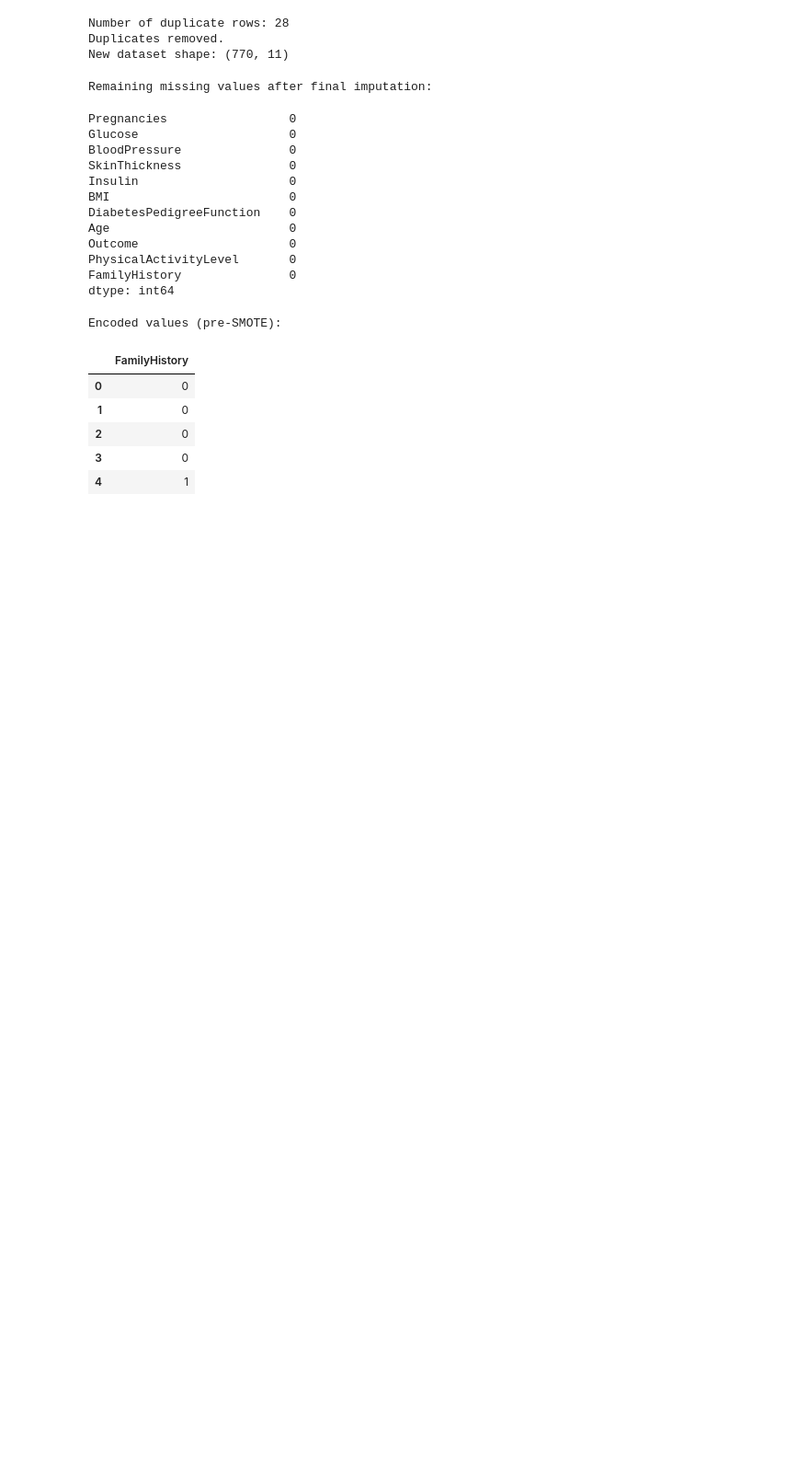
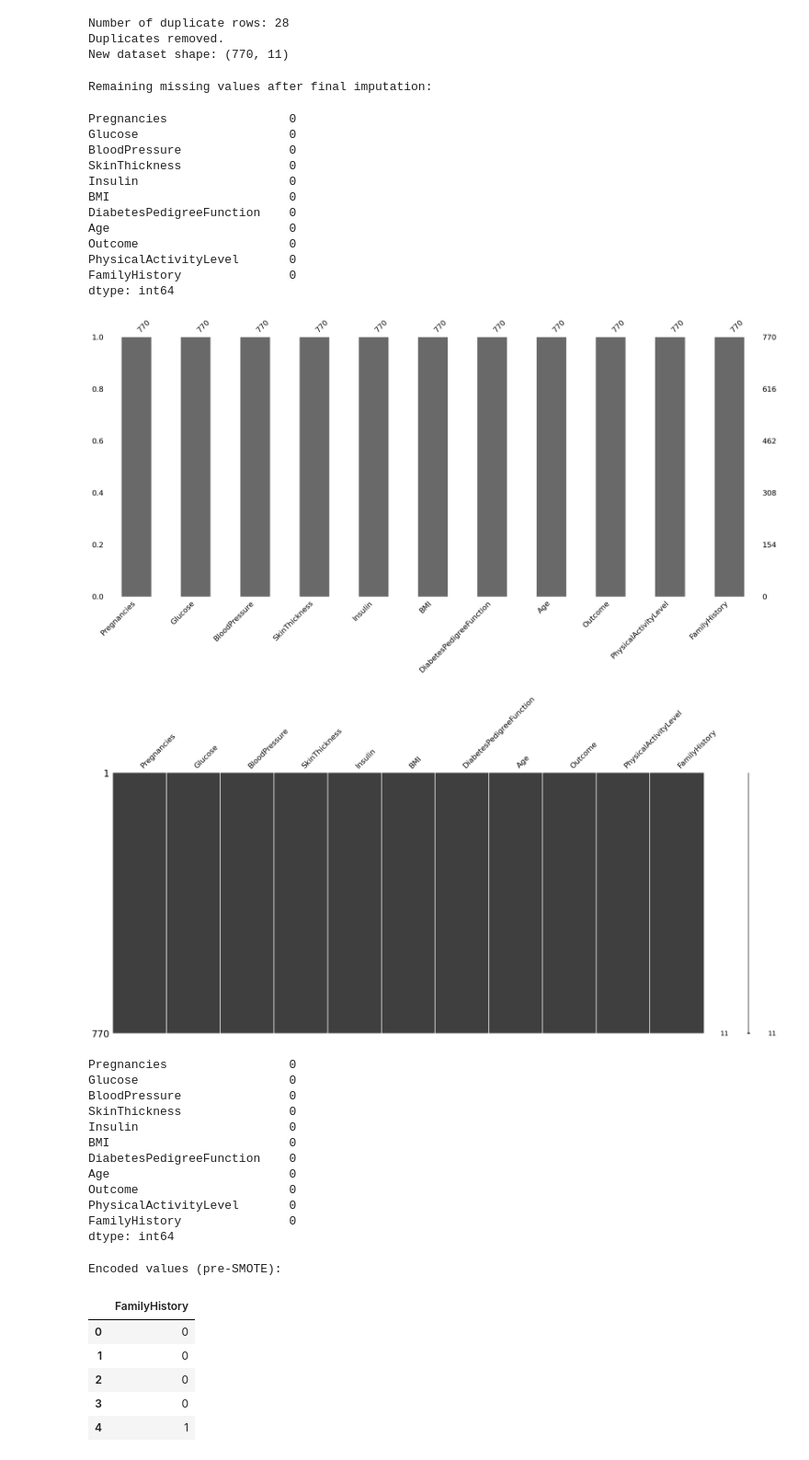
Before and after one commit to naveedakram83/diabetes-ml-2025, a Jupyter notebook: notebooks/diabetes_project_v5.ipynb, the cells around one changed output. Shown at 92% size. Saved outputs shown, nothing was run; the diff lists cells and outputs as text; code cells hidden in the pictures; blank space fills up the shorter version.

```diff
--- a/notebooks/diabetes_project_v5.ipynb
+++ b/notebooks/diabetes_project_v5.ipynb
@@ -602,6 +602,36 @@ Outcome                     0
 PhysicalActivityLevel       0
 FamilyHistory               0
 dtype: int64
+# %%
+
+# 2F | Missing-data visualization
+# convert obvious 0s to NaN for medical features that can't be zero
+cols_with_zeros = ['Glucose','BloodPressure','SkinThickness','Insulin','BMI']
+df[cols_with_zeros] = df[cols_with_zeros].replace(0, np.nan)
+
+# visualize missingness
+msno.bar(df)
+plt.show()
+
+msno.matrix(df)
+plt.show()
+
+df.isna().sum().sort_values(ascending=False)
+# %% [output]
+[figure, added]
+[figure, added]
+Pregnancies                 0
+Glucose                     0
+BloodPressure               0
+SkinThickness               0
+Insulin                     0
+BMI                         0
+DiabetesPedigreeFunction    0
+Age                         0
+Outcome                     0
+PhysicalActivityLevel       0
+FamilyHistory               0
+dtype: int64
 # %%
 # ============================================================
 # 3.5 Encoding Categorical Features Before SMOTE
```
Also changed, not shown: parts of 2 cells of this notebook.
